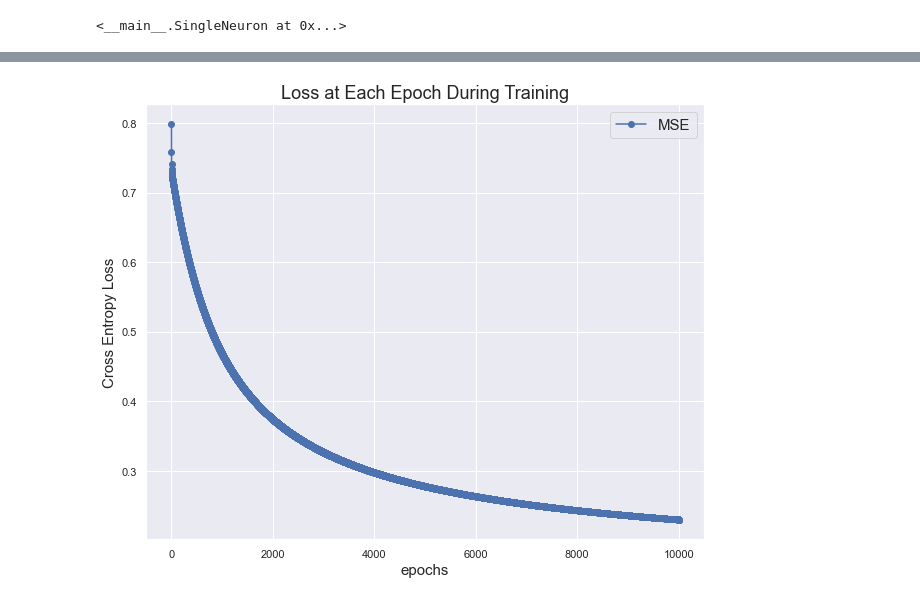
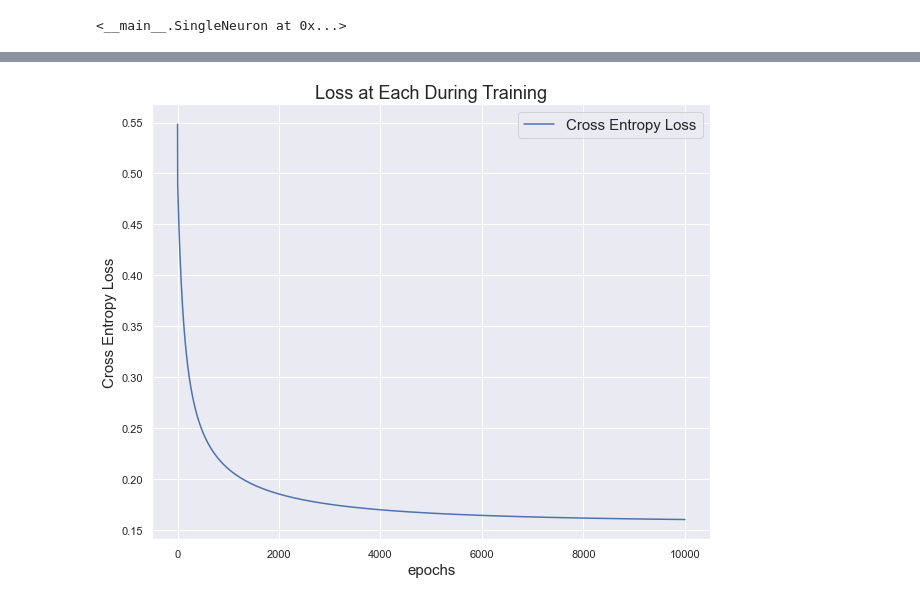
Before and after one commit to RandyRDavila/Data_Science_and_Machine_Learning_Spring_2022, a Jupyter notebook: Lecture_5/Lecture_5_1.ipynb, the cells around one changed output, grey strips where cells are left out. Drawn from its saved outputs; the diff is of its cells as text; code cells hidden in the pictures.

```diff
--- a/Lecture_5/Lecture_5_1.ipynb
+++ b/Lecture_5/Lecture_5_1.ipynb
@@ -480,11 +492,8 @@ node = SingleNeuron(sigmoid, cross_entropy_loss)
 
 X = df.iloc[50:].petal_length.values
 X = X.reshape(-1, 1)
-y = [0 for _ in range(50)]
-for _ in range(50):
-    y.append(1)
-y = np.array(y)
+y = np.where(df.iloc[50:].species == "versicolor", 0, 1)
 
-node.train(X, y, alpha = 0.001, epochs = 10_000)
+node.train(X, y, alpha = 0.01, epochs = 10_000)
 # %% [output]
 <__main__.SingleNeuron at 0x...>
@@ -491,13 +517,12 @@ node.train(X, y, alpha = 0.001, epochs = 10_000)
 # %%
 plt.figure(figsize = (10, 8))
 plt.plot(range(1, len(node.errors_) + 1),
          node.errors_,
-         marker = "o",
-         label = "MSE")
+         label = "Cross Entropy Loss")
 plt.xlabel("epochs", fontsize = 15)
 plt.ylabel("Cross Entropy Loss", fontsize = 15)
 plt.legend(fontsize = 15)
-plt.title("Loss at Each Epoch During Training", fontsize = 18)
+plt.title("Loss at Each During Training", fontsize = 18)
 plt.show()
 # %% [output]
-[figure, old version]
+[figure, new version]
```
Also changed, not shown: parts of 14 cells of this notebook, 1 other file.
